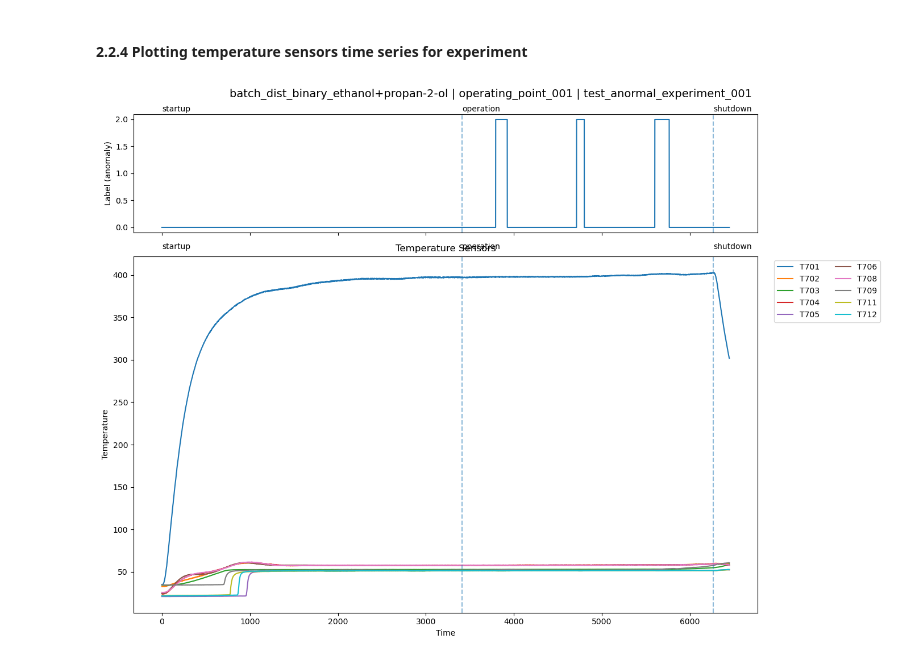
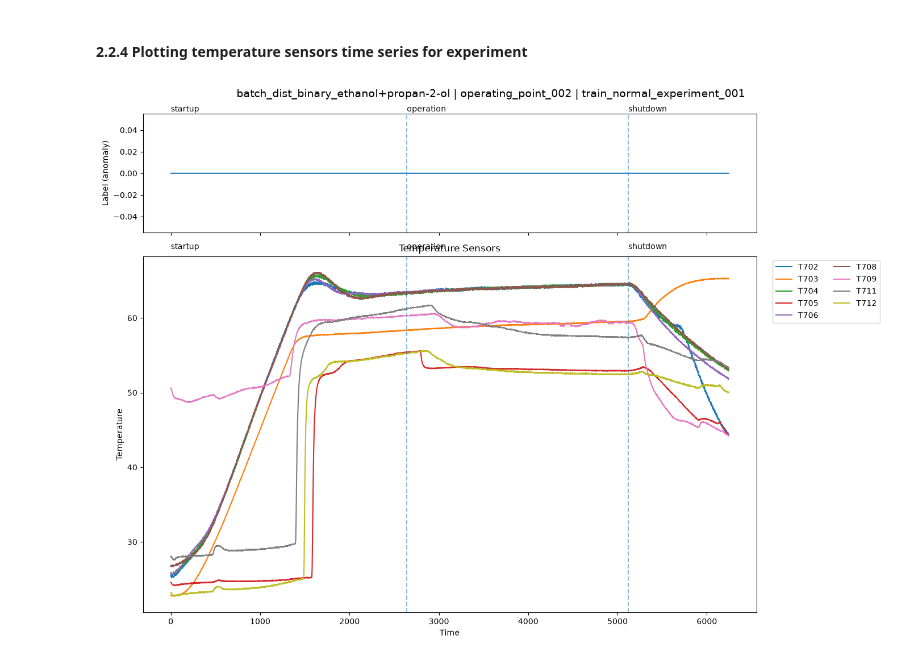
Before and after one commit to FlorianHast/batch-distillation-anomaly-detection, a Jupyter notebook: notebooks/01_EDA_single_experiment.ipynb, the cells around one changed output. Drawn from its saved outputs; the diff is of its cells as text; code cells hidden in the pictures.

```diff
--- a/notebooks/01_EDA_single_experiment.ipynb
+++ b/notebooks/01_EDA_single_experiment.ipynb
@@ -17,9 +17,9 @@ BATCH = "batch_dist_binary_ethanol+propan-2-ol"
 # BATCH = "batch_dist_ternary_acetone+butan-1-ol+methanol"
 # BATCH = "batch_dist_ternary_butan-1-ol+propan-2-ol+water"
 
-OPERATING_POINT = "operating_point_001"
-TEST = "test_anormal_experiment_001"
-# TEST = "train_normal_experiment_001"
+OPERATING_POINT = "operating_point_002"
+# TEST = "test_anormal_experiment_001"
+TEST = "train_normal_experiment_001"
 
 MAPPING = "plant_description_bd+v1_mapping"
 
@@ -244,7 +246,6 @@ import seaborn as sns
 y = "Label (anomaly)"
 
 temperatures = [
-    'T701',
     'T702',
     'T703',
     'T704',
@@ -349,32 +350,32 @@ fig.suptitle(
     fontsize=14
 )
 
 # ============================================================
 # LEGEND
 # ============================================================
 
 ax_temp.legend(
     ncol=2,
     bbox_to_anchor=(1.02, 1),
     loc="upper left"
 )
 
 # ============================================================
 # LAYOUT
 # ============================================================
 
 plt.tight_layout()
 
 # ============================================================
 # SAVE
 # ============================================================
 
 plt.savefig(
-    rf"{output_dir}/{BATCH}/{OPERATING_POINT}_{TEST}_anomaly_temp_ts.png",
+    rf"{output_dir}/{BATCH}/{OPERATING_POINT}_{TEST}_anomaly_temp_ts_pptx.png",
     dpi=300,
     bbox_inches="tight"
 )
 
 plt.show()
 # %% [output]
-[figure, old version]
+[figure, new version]
```
Also changed, not shown: parts of 2 cells of this notebook, 7 other files.
